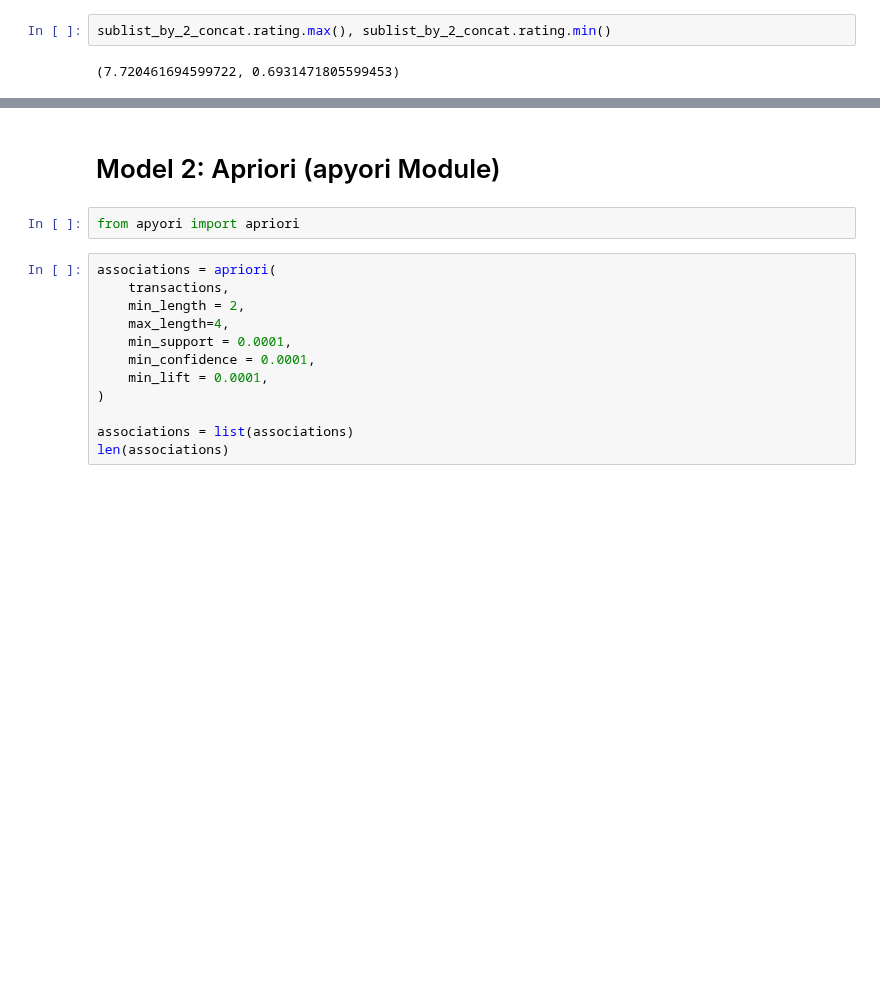
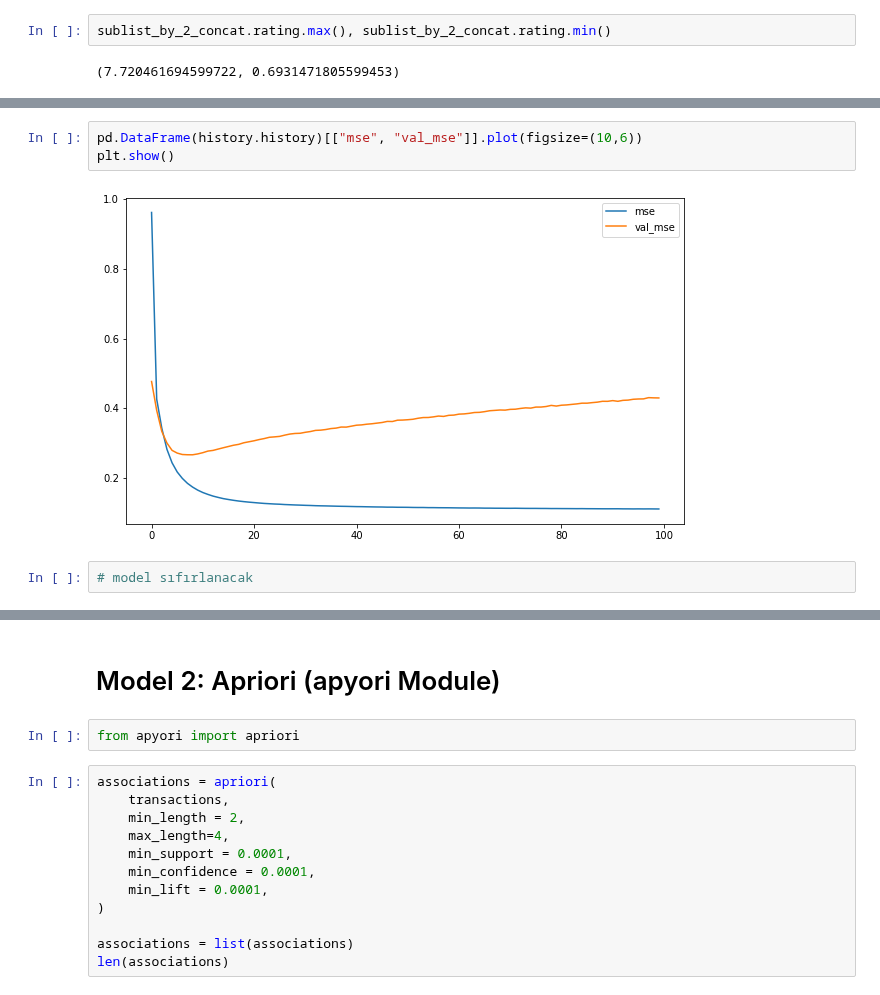
Before and after one commit to melihkacaman/Option-Matrix-Factorization, a Jupyter notebook: notebooks/03. Model Creation.ipynb, the cells around one changed output, grey strips where cells are left out. Saved outputs shown, nothing was run; the diff lists cells and outputs as text; blank space fills up the shorter version.

Commit message:
mf model fitting again

```diff
--- a/notebooks/03. Model Creation.ipynb
+++ b/notebooks/03. Model Creation.ipynb
@@ -513,0 +425,7 @@ plt.show()
+# %%
+pd.DataFrame(history.history)[["mse", "val_mse"]].plot(figsize=(10,6))
+plt.show()
+# %% [output]
+[figure, added]
+# %%
+# model sıfırlanacak
```
Also changed, not shown: parts of 30 cells of this notebook, 1 other file.
